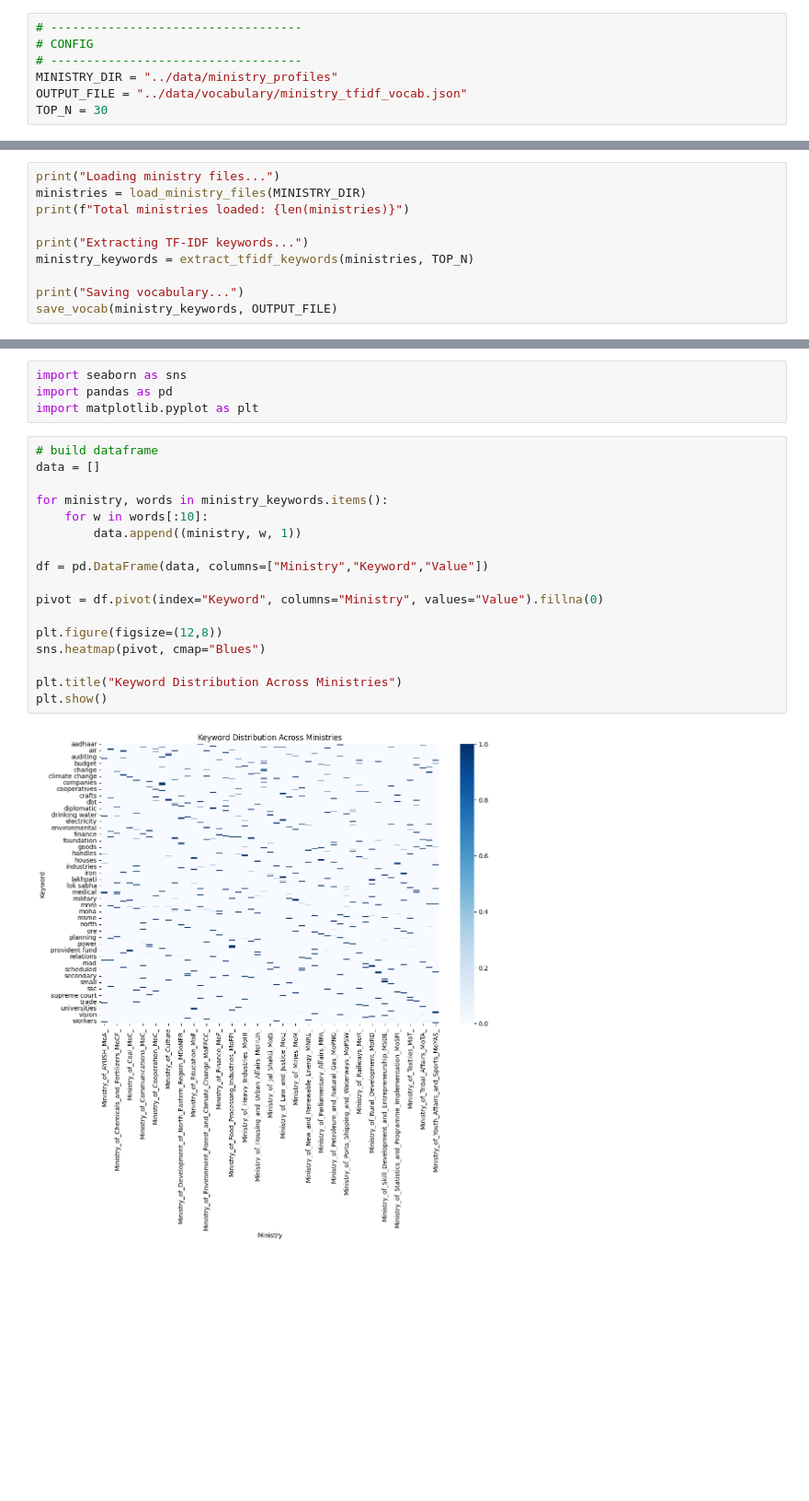
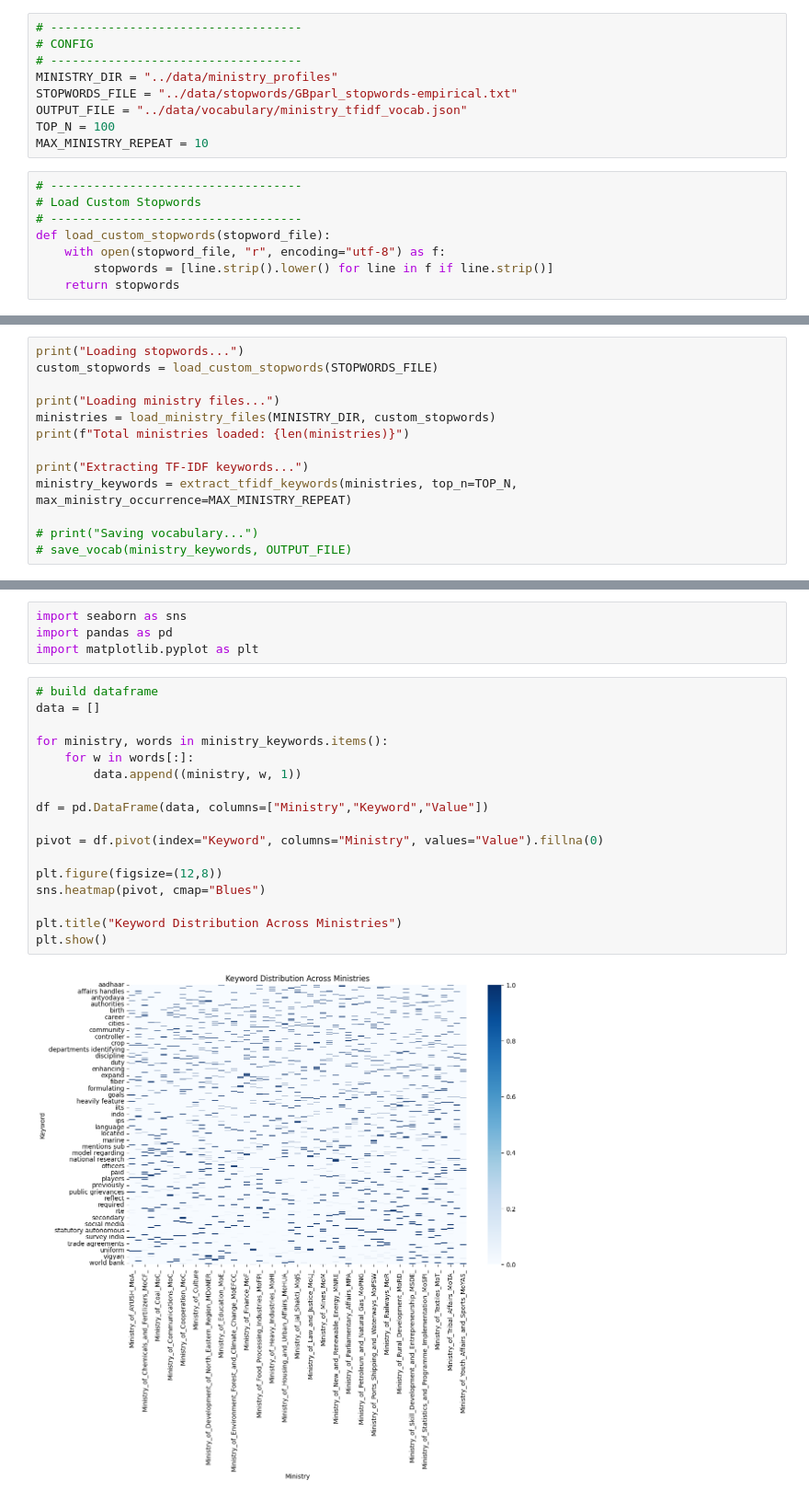
Before and after one commit to DevadattaP/analyse_parliament_transcripts_NLP, a Jupyter notebook: notebooks/ministry_vocab_tfidf.ipynb, the cells around one changed output, grey strips where cells are left out. Shown at 92% size. Cells and saved outputs as stored; diff of their text form; blank space fills up the shorter version.

```diff
--- a/notebooks/ministry_vocab_tfidf.ipynb
+++ b/notebooks/ministry_vocab_tfidf.ipynb
@@ -9,8 +9,18 @@ from sklearn.feature_extraction.text import TfidfVectorizer
 # CONFIG
 # -----------------------------------
 MINISTRY_DIR = "../data/ministry_profiles"
+STOPWORDS_FILE = "../data/stopwords/GBparl_stopwords-empirical.txt"
 OUTPUT_FILE = "../data/vocabulary/ministry_tfidf_vocab.json"
-TOP_N = 30
+TOP_N = 100
+MAX_MINISTRY_REPEAT = 10
+# %%
+# -----------------------------------
+# Load Custom Stopwords
+# -----------------------------------
+def load_custom_stopwords(stopword_file):
+    with open(stopword_file, "r", encoding="utf-8") as f:
+        stopwords = [line.strip().lower() for line in f if line.strip()]
+    return stopwords
 # %%
 # -----------------------------------
 # 1. Text Cleaning Function
@@ -99,13 +144,16 @@ def save_vocab(vocab_dict, output_file):
 
     print(f"Vocabulary saved to: {output_file}")
 # %%
+print("Loading stopwords...")
+custom_stopwords = load_custom_stopwords(STOPWORDS_FILE)
+
 print("Loading ministry files...")
-ministries = load_ministry_files(MINISTRY_DIR)
+ministries = load_ministry_files(MINISTRY_DIR, custom_stopwords)
 print(f"Total ministries loaded: {len(ministries)}")
 
 print("Extracting TF-IDF keywords...")
-ministry_keywords = extract_tfidf_keywords(ministries, TOP_N)
+ministry_keywords = extract_tfidf_keywords(ministries, top_n=TOP_N, max_ministry_occurrence=MAX_MINISTRY_REPEAT)
 
-print("Saving vocabulary...")
-save_vocab(ministry_keywords, OUTPUT_FILE)
+# print("Saving vocabulary...")
+# save_vocab(ministry_keywords, OUTPUT_FILE)
 # %% [output]
@@ -121,22 +168,22 @@ import matplotlib.pyplot as plt
 # %%
 # build dataframe
 data = []
 
 for ministry, words in ministry_keywords.items():
-    for w in words[:10]:
+    for w in words[:]:
         data.append((ministry, w, 1))
 
 df = pd.DataFrame(data, columns=["Ministry","Keyword","Value"])
 
 pivot = df.pivot(index="Keyword", columns="Ministry", values="Value").fillna(0)
 
 plt.figure(figsize=(12,8))
 sns.heatmap(pivot, cmap="Blues")
 
 plt.title("Keyword Distribution Across Ministries")
 plt.show()
 # %% [output]
-[figure, old version]
+[figure, new version]
 # %%
 from collections import Counter
 
```
Also changed, not shown: parts of 5 cells of this notebook, 5 other files.
